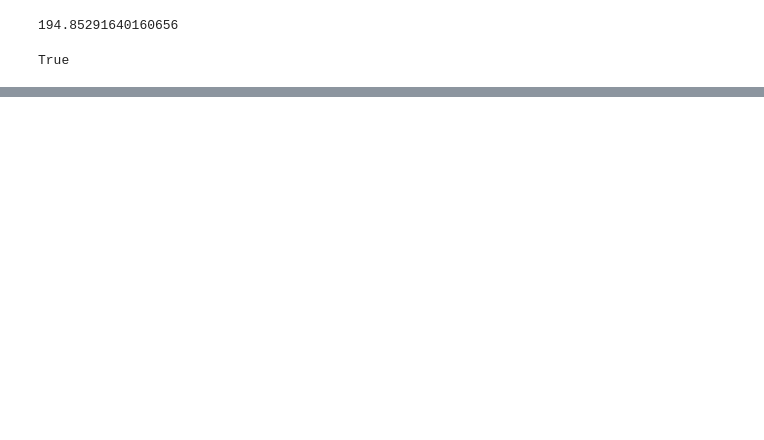
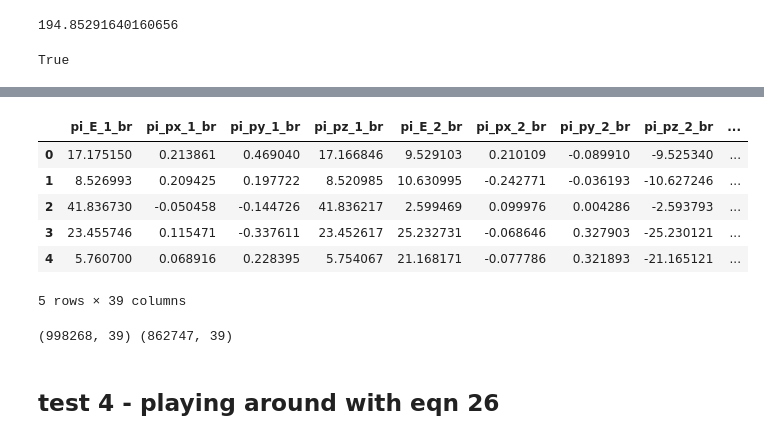
Before and after one commit to stanleyycheung/MSci-Project-HiggsTauTau, a Jupyter notebook: stanley/testing.ipynb, the cells around one changed output, grey strips where cells are left out. Drawn from its saved outputs; the diff is of its cells as text; code cells hidden in the pictures; blank space fills up the shorter version.

Commit message:
fixed alpha bug, added config checker

```diff
--- a/stanley/testing.ipynb
+++ b/stanley/testing.ipynb
@@ -77,6 +77,7 @@ import uproot
 import pandas as pd
 import numpy as np
 from pylorentz import Momentum4
+m_tau = 1.776
 # %%
 variables = [
         "wt_cp_sm", "wt_cp_ps", "wt_cp_mm", "rand",
@@ -221,0 +290,24 @@ True
+# %%
+alpha_1 = np.load('../shared/alpha_analysis/alpha_1_1000.npy')
+alpha_2 = np.load('../shared/alpha_analysis/alpha_2_1000.npy')
+# %%
+df = pd.read_pickle('../shared/input_df_reco/input_rho_rho.pkl')
+# %%
+p_z_nu_1 = alpha_1*(df.pi_pz_1_br + df.pi0_pz_1_br)
+p_z_nu_2 = alpha_2*(df.pi_pz_2_br + df.pi0_pz_2_br)
+E_nu_1 = (m_tau**2 - (df.pi_E_1_br+df.pi0_E_1_br)**2 + (df.pi_pz_1_br + df.pi0_pz_1_br)
+          ** 2 + 2*p_z_nu_1*(df.pi_pz_1_br + df.pi0_pz_1_br))/(2*(df.pi_E_1_br+df.pi0_E_1_br))
+E_nu_2 = (m_tau**2 - (df.pi_E_2_br+df.pi0_E_2_br)**2 + (df.pi_pz_2_br + df.pi0_pz_2_br)
+          ** 2 + 2*p_z_nu_2*(df.pi_pz_2_br + df.pi0_pz_2_br))/(2*(df.pi_E_2_br+df.pi0_E_2_br))
+p_t_nu_1 = np.sqrt(np.array(E_nu_1)**2 - np.array(p_z_nu_1)**2)
+p_t_nu_2 = np.sqrt(np.array(E_nu_2)**2 - np.array(p_z_nu_2)**2)
+df['alpha_1'] = alpha_1
+df['alpha_2'] = alpha_2
+df['E_nu_1'] = E_nu_1
+df['E_nu_2'] = E_nu_2
+df['p_t_nu_1'] = p_t_nu_1
+df['p_t_nu_2'] = p_t_nu_2
+df['p_z_nu_1'] = p_z_nu_1
+df['p_z_nu_2'] = p_z_nu_2
+df_red = df[(df['alpha_1'] > 0) & (df['alpha_2'] > 0) & (
+            df['E_nu_1'] > 0) & (df['E_nu_2'] > 0) & (~np.isnan(df['p_t_nu_1'])) & (~np.isnan(df['p_t_nu_2']))].reset_index(drop=True)
@@ -221,0 +325,16 @@ True
+# %%
+df_red.head()
+# %% [output]
+|  | pi_E_1_br | pi_px_1_br | pi_py_1_br | pi_pz_1_br | pi_E_2_br | pi_px_2_br | pi_py_2_br | pi_pz_2_br | ... |
+| 0 | 17.175150 | 0.213861 | 0.469040 | 17.166846 | 9.529103 | 0.210109 | -0.089910 | -9.525340 | ... |
+| 1 | 8.526993 | 0.209425 | 0.197722 | 8.520985 | 10.630995 | -0.242771 | -0.036193 | -10.627246 | ... |
+| 2 | 41.836730 | -0.050458 | -0.144726 | 41.836217 | 2.599469 | 0.099976 | 0.004286 | -2.593793 | ... |
+| 3 | 23.455746 | 0.115471 | -0.337611 | 23.452617 | 25.232731 | -0.068646 | 0.327903 | -25.230121 | ... |
+| 4 | 5.760700 | 0.068916 | 0.228395 | 5.754067 | 21.168171 | -0.077786 | 0.321893 | -21.165121 | ... |
+5 rows × 39 columns
+# %%
+print(df.shape, df_red.shape)
+# %% [output]
+(998268, 39) (862747, 39)
+# %% [markdown]
+## test 4 - playing around with eqn 26
```
Also changed, not shown: parts of 18 cells of this notebook, 8 other files.
